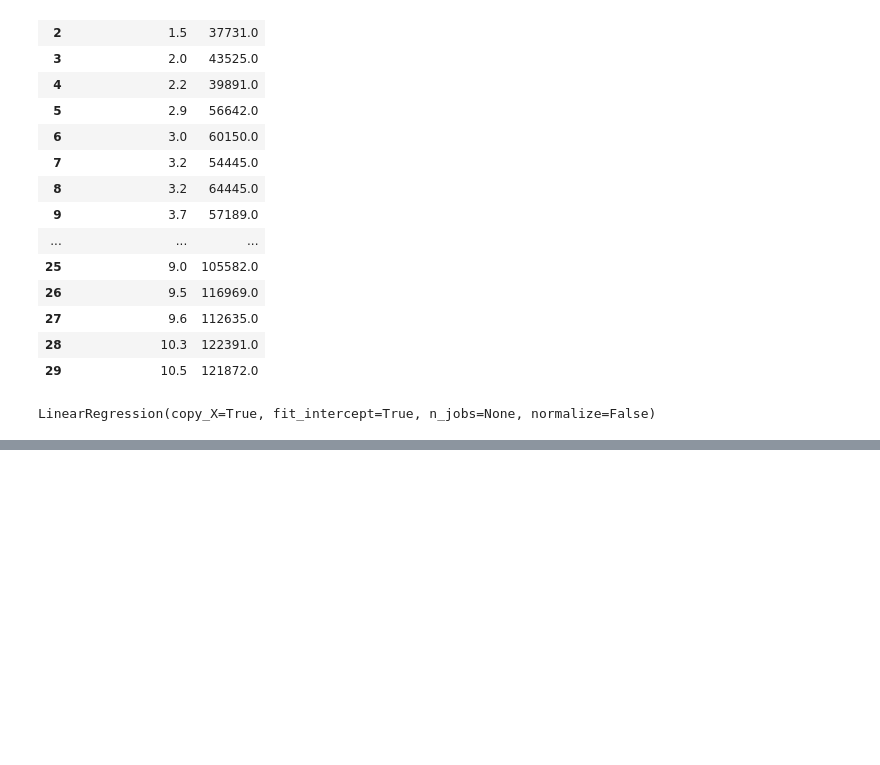
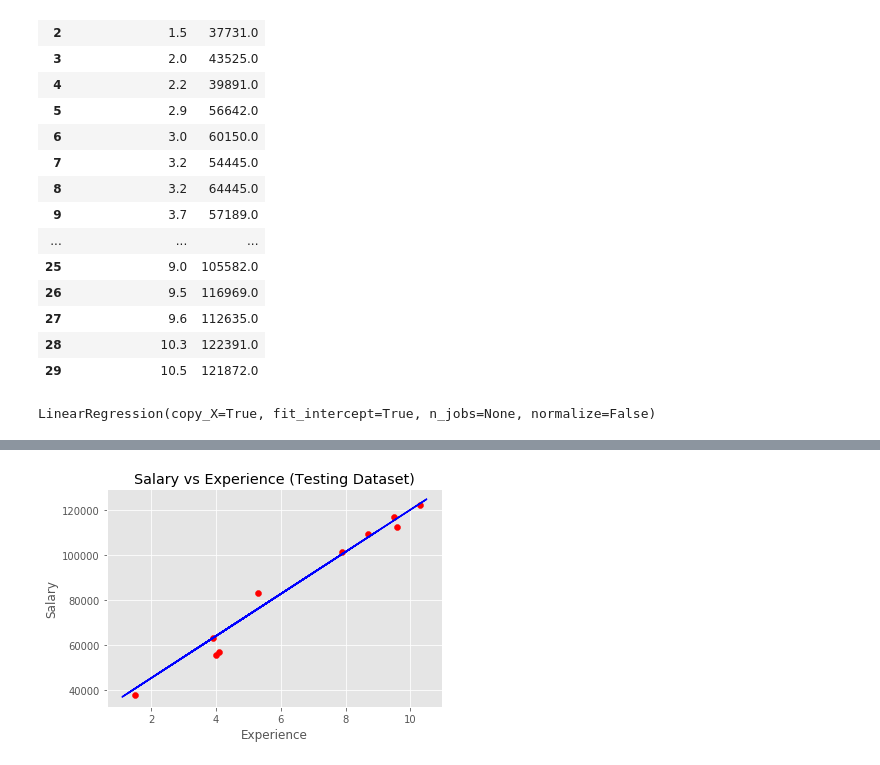
Before and after one commit to Shifu-Engineer/data-science-scripts, a Jupyter notebook: machine-learning/regression/simple-linear-regression/linear_regression.ipynb, the cells around one changed output, grey strips where cells are left out. Saved outputs shown, nothing was run; the diff lists cells and outputs as text; code cells hidden in the pictures; blank space fills up the shorter version.

```diff
--- a/machine-learning/regression/simple-linear-regression/linear_regression.ipynb
+++ b/machine-learning/regression/simple-linear-regression/linear_regression.ipynb
@@ -48,0 +57,10 @@ ValueError: shapes (1,10) and (20,20) not aligned: 10 (dim 1) != 20 (dim 0)
+# %%
+# Visualize test dataset
+plt.scatter(feature_test, target_test, color = 'red')
+plt.plot(feature_train, regressor.predict(feature_train), color = 'blue')
+plt.title('Salary vs Experience (Testing Dataset)')
+plt.xlabel('Experience')
+plt.ylabel('Salary')
+plt.show()
+# %% [output]
+[figure, added]
```
Also changed, not shown: parts of 4 cells of this notebook.
